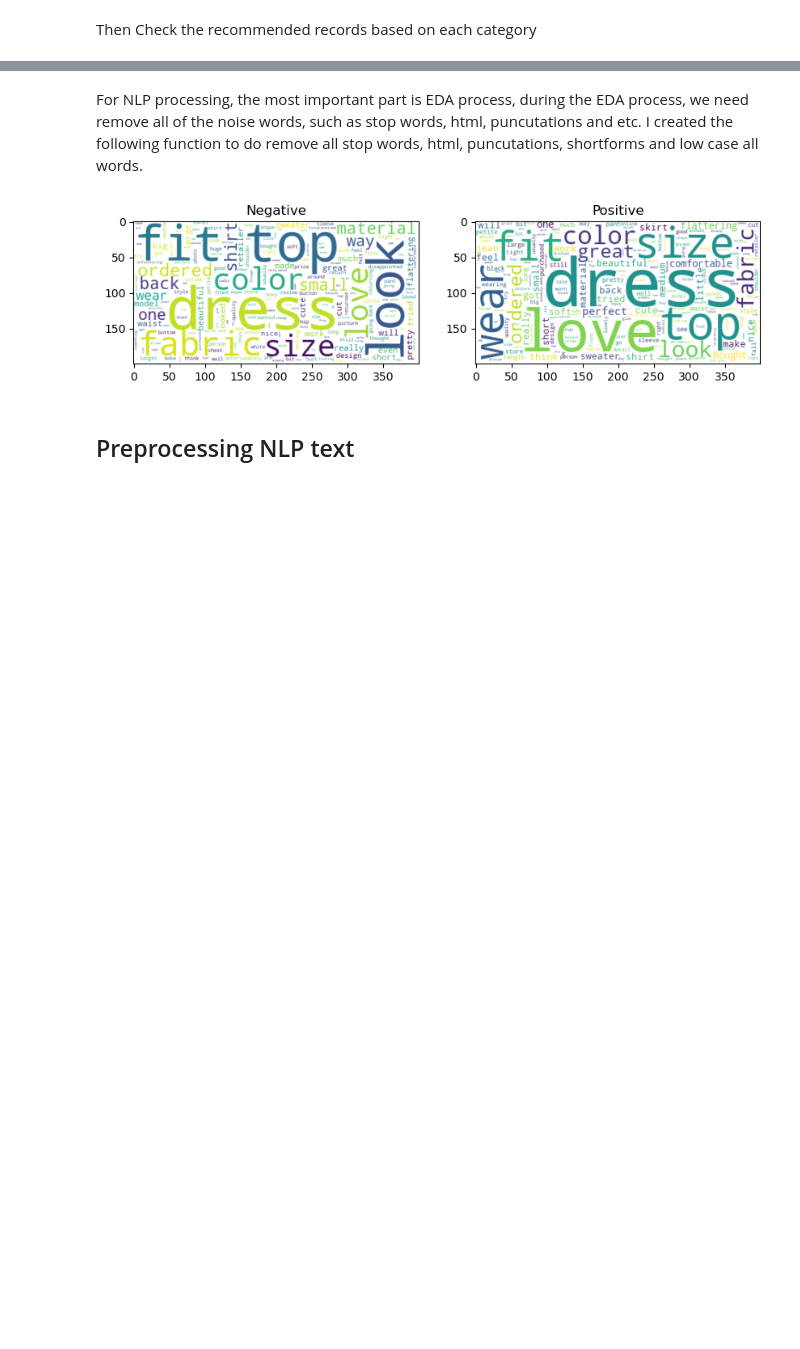
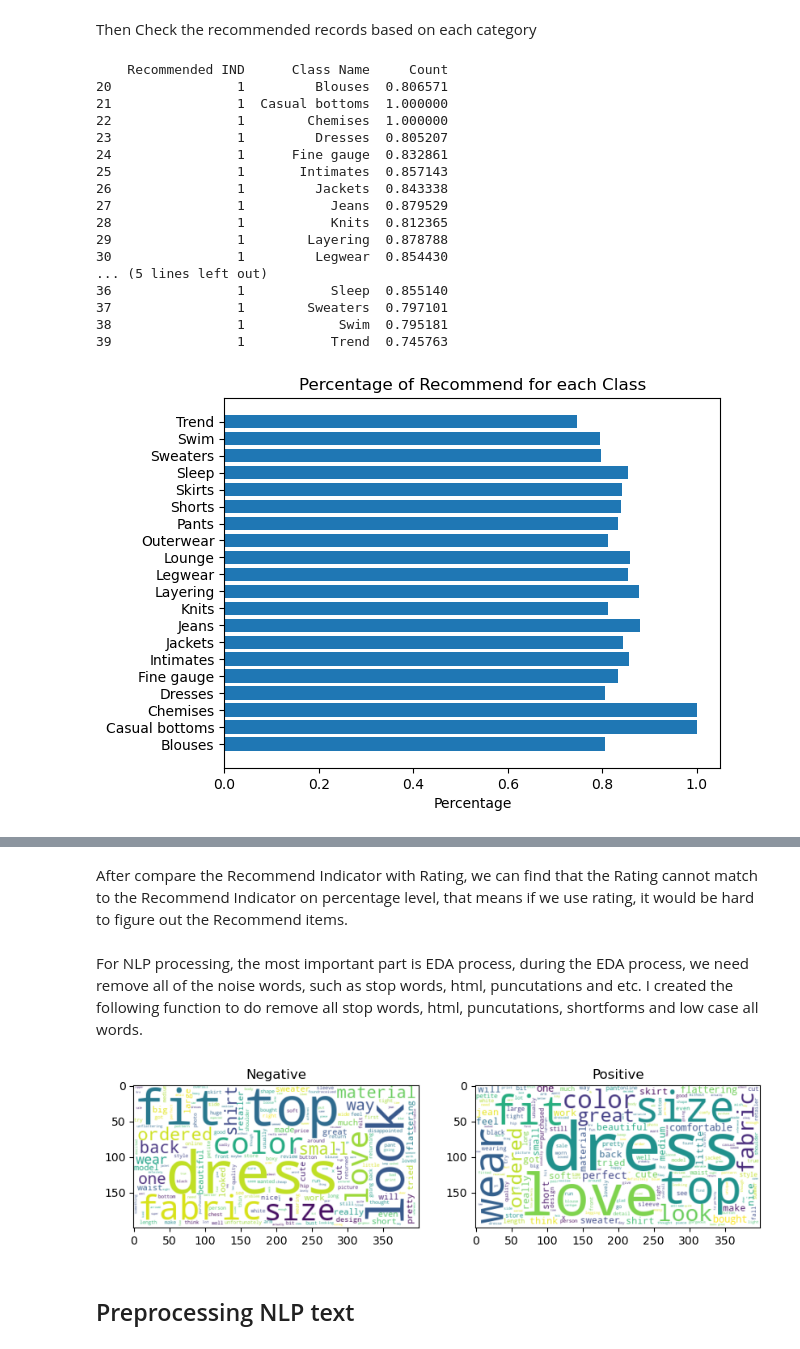
Before and after one commit to helenxue99/DeeplearningFinalProject, a Jupyter notebook: DeepLearningFinalProject.ipynb, the cells around one changed output, grey strips where cells are left out. Cells and saved outputs as stored; diff of their text form; code cells hidden in the pictures; blank space fills up the shorter version.

```diff
--- a/DeepLearningFinalProject.ipynb
+++ b/DeepLearningFinalProject.ipynb
@@ -207,5 +213,55 @@ fig.show()
 # %% [markdown]
 Then Check the recommended records based on each category
+# %%
+classes = (
+    df
+    .groupby(['Recommended IND', 'Class Name'])
+    .size()
+    .to_frame()
+    .rename(columns={0:'Count'})
+    .reset_index()
+          )
+# get proportions in each class
+a = classes.groupby('Class Name')['Count'].transform('sum')
+
+classes['Count'] = classes['Count'].div(a)
+Recommend_classes = classes[classes['Recommended IND'] == 1]
+print(Recommend_classes)
+
+plt.rcdefaults()
+fig, ax = plt.subplots()
+
+
+Class_Name = Recommend_classes['Class Name']
+counts = Recommend_classes['Count']
+
+y_pos = np.arange(len(Class_Name))
+ax.barh(y_pos, counts )
+ax.set_yticks(y_pos, labels=Class_Name)
+# ax.invert_yaxis()  # labels read top-to-bottom
+ax.set_xlabel('Percentage')
+ax.set_title('Percentage of Recommend for each Class')
+
+plt.show()
+# %% [output]
+    Recommended IND      Class Name     Count
+20                1         Blouses  0.806571
+21                1  Casual bottoms  1.000000
+22                1        Chemises  1.000000
+23                1         Dresses  0.805207
+24                1      Fine gauge  0.832861
+25                1       Intimates  0.857143
+26                1         Jackets  0.843338
+27                1           Jeans  0.879529
+28                1           Knits  0.812365
+29                1        Layering  0.878788
+30                1         Legwear  0.854430
+... (5 lines left out)
+36                1           Sleep  0.855140
+37                1        Sweaters  0.797101
+38                1            Swim  0.795181
+39                1           Trend  0.745763
+[figure, added]
 # %%
 classes = (
     df
@@ -285,6 +341,8 @@ fig = go.Figure(go.Bar(
 fig.show()
 # %% [output]
 [interactive output not drawn]
+# %% [markdown]
+After compare the Recommend Indicator with Rating, we can find that the Rating cannot match to the Recommend Indicator on percentage level, that means if we use rating, it would be hard to figure out the Recommend items.
 # %% [markdown]
 
 For NLP processing, the most important part is EDA process, during the EDA process, we need remove all of the noise words, such as stop words, html, puncutations and etc.
```
Also changed, not shown: parts of 3 cells of this notebook.
